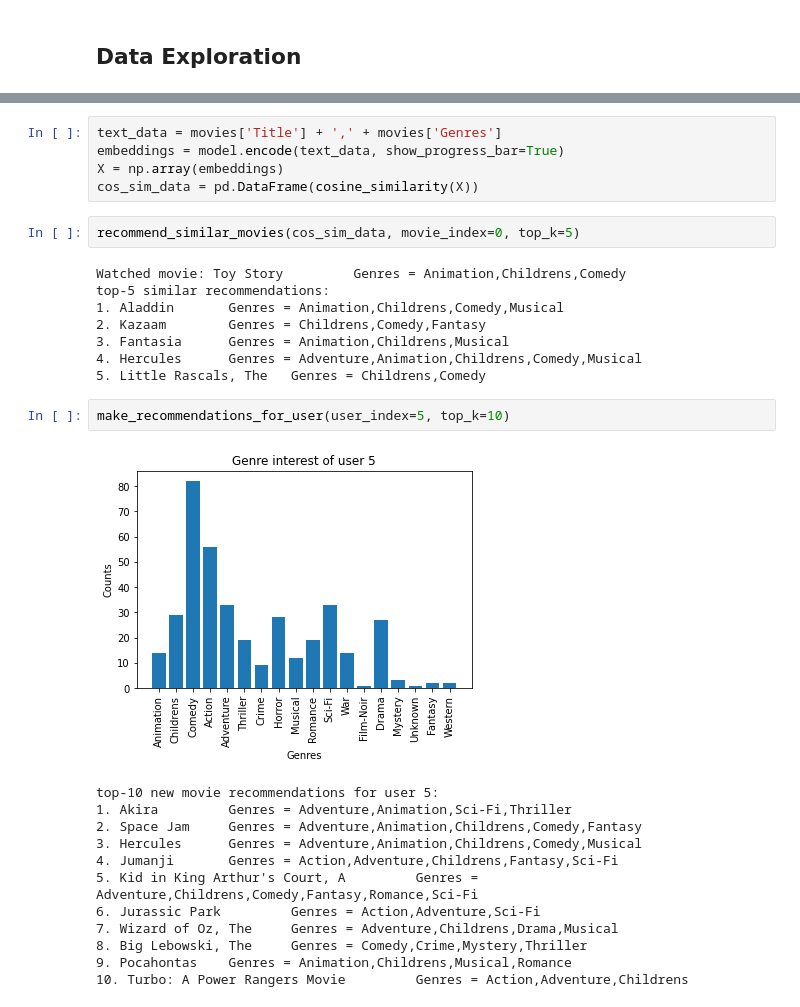
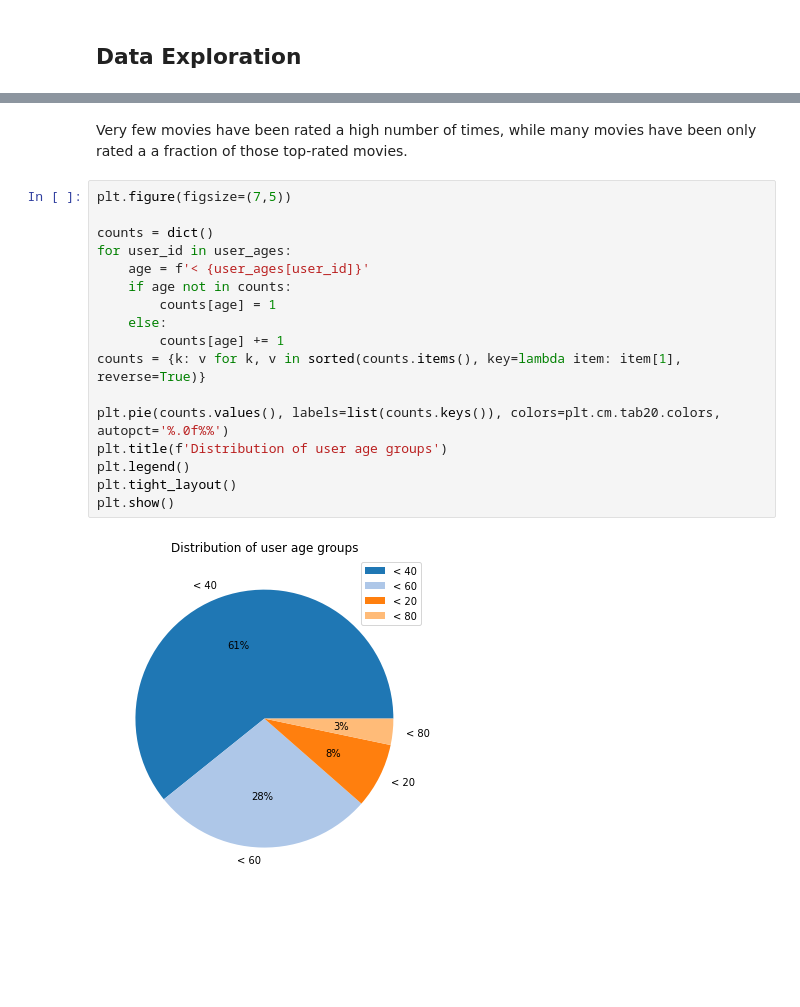
Before and after one commit to nadine-ma/BERT_based_movie_recommendation, a Jupyter notebook: BERT_Recommender.ipynb, the cells around one changed output, grey strips where cells are left out. Drawn from its saved outputs; the diff is of its cells as text; blank space fills up the shorter version.

```diff
--- a/BERT_Recommender.ipynb
+++ b/BERT_Recommender.ipynb
@@ -430,30 +470,21 @@ def make_recommendations_for_user(user_index, top_k):
-# %%
-text_data = movies['Title'] + ',' + movies['Genres']
-embeddings = model.encode(text_data, show_progress_bar=True)
-X = np.array(embeddings)
-cos_sim_data = pd.DataFrame(cosine_similarity(X))
-# %%
-recommend_similar_movies(cos_sim_data, movie_index=0, top_k=5)
-# %% [output]
-Watched movie: Toy Story         Genres = Animation,Childrens,Comedy
-top-5 similar recommendations:
-1. Aladdin       Genres = Animation,Childrens,Comedy,Musical
-2. Kazaam        Genres = Childrens,Comedy,Fantasy
-3. Fantasia      Genres = Animation,Childrens,Musical
-4. Hercules      Genres = Adventure,Animation,Childrens,Comedy,Musical
-5. Little Rascals, The   Genres = Childrens,Comedy
-# %%
-make_recommendations_for_user(user_index=5, top_k=10)
-# %% [output]
-[figure, removed]
-top-10 new movie recommendations for user 5:
-1. Akira         Genres = Adventure,Animation,Sci-Fi,Thriller
-2. Space Jam     Genres = Adventure,Animation,Childrens,Comedy,Fantasy
-3. Hercules      Genres = Adventure,Animation,Childrens,Comedy,Musical
-4. Jumanji       Genres = Action,Adventure,Childrens,Fantasy,Sci-Fi
-5. Kid in King Arthur's Court, A         Genres = Adventure,Childrens,Comedy,Fantasy,Romance,Sci-Fi
-6. Jurassic Park         Genres = Action,Adventure,Sci-Fi
-7. Wizard of Oz, The     Genres = Adventure,Childrens,Drama,Musical
-8. Big Lebowski, The     Genres = Comedy,Crime,Mystery,Thriller
-9. Pocahontas    Genres = Animation,Childrens,Musical,Romance
-10. Turbo: A Power Rangers Movie         Genres = Action,Adventure,Childrens
+# %% [markdown]
+Very few movies have been rated a high number of times, while many movies have been only rated a a fraction of those top-rated movies.
+# %%
+plt.figure(figsize=(7,5))
+
+counts = dict()
+for user_id in user_ages:
+    age = f'< {user_ages[user_id]}'
+    if age not in counts:
+        counts[age] = 1
+    else:
+        counts[age] += 1
+counts = {k: v for k, v in sorted(counts.items(), key=lambda item: item[1], reverse=True)}
+
+plt.pie(counts.values(), labels=list(counts.keys()), colors=plt.cm.tab20.colors, autopct='%.0f%%')
+plt.title(f'Distribution of user age groups')
+plt.legend()
+plt.tight_layout()
+plt.show()
+# %% [output]
+[figure, added]
```
Also changed, not shown: parts of 60 cells of this notebook.
